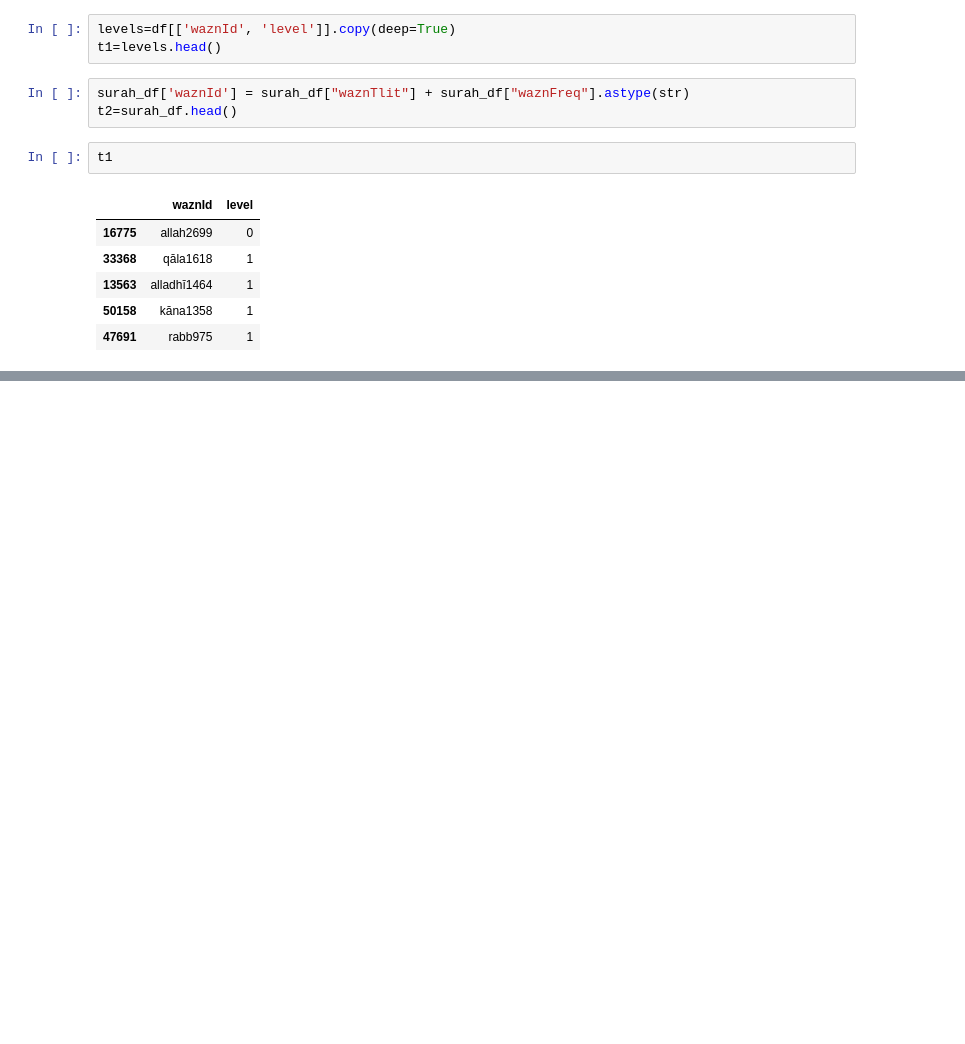
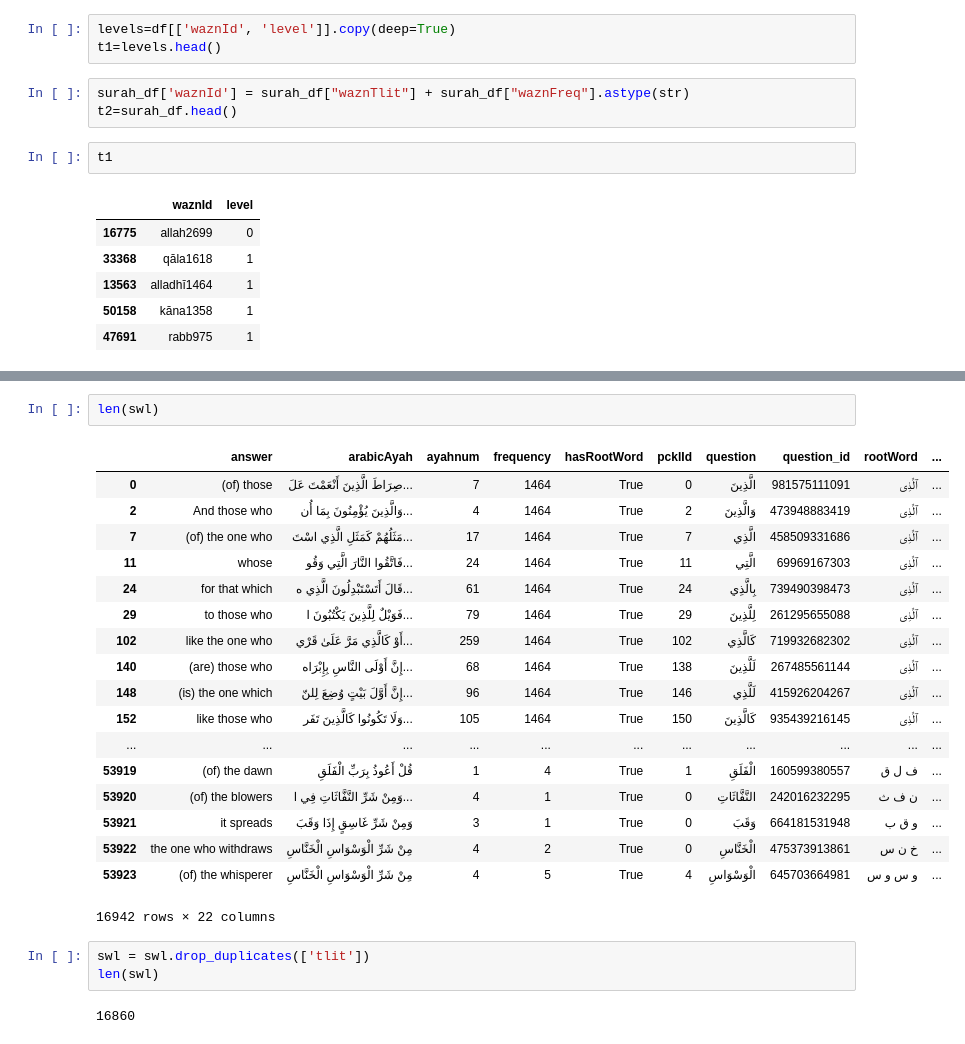
Before and after one commit to sayemmh/project-zayd-api, a Jupyter notebook: wazn_levels.ipynb, the cells around one changed output, grey strips where cells are left out. Saved outputs shown, nothing was run; the diff lists cells and outputs as text; blank space fills up the shorter version.

```diff
--- a/wazn_levels.ipynb
+++ b/wazn_levels.ipynb
@@ -166,0 +202,26 @@ with open("outputs/wazn_levels.json", 'w') as f:
+# %%
+len(swl)
+# %% [output]
+|  | answer | arabicAyah | ayahnum | frequency | hasRootWord | pcklId | question | question_id | rootWord | ... |
+| 0 | (of) those | صِرَاطَ الَّذِينَ أَنْعَمْتَ عَلَ... | 7 | 1464 | True | 0 | الَّذِينَ | 981575111091 | ٱلَّذِى | ... |
+| 2 | And those who | وَالَّذِينَ يُؤْمِنُونَ بِمَا أُن... | 4 | 1464 | True | 2 | وَالَّذِينَ | 473948883419 | ٱلَّذِى | ... |
+| 7 | (of) the one who | مَثَلُهُمْ كَمَثَلِ الَّذِي اسْتَ... | 17 | 1464 | True | 7 | الَّذِي | 458509331686 | ٱلَّذِى | ... |
+| 11 | whose | فَاتَّقُوا النَّارَ الَّتِي وَقُو... | 24 | 1464 | True | 11 | الَّتِي | 69969167303 | ٱلَّذِى | ... |
+| 24 | for that which | قَالَ أَتَسْتَبْدِلُونَ الَّذِي ه... | 61 | 1464 | True | 24 | بِالَّذِي | 739490398473 | ٱلَّذِى | ... |
+| 29 | to those who | فَوَيْلٌ لِلَّذِينَ يَكْتُبُونَ ا... | 79 | 1464 | True | 29 | لِلَّذِينَ | 261295655088 | ٱلَّذِى | ... |
+| 102 | like the one who | أَوْ كَالَّذِي مَرَّ عَلَىٰ قَرْي... | 259 | 1464 | True | 102 | كَالَّذِي | 719932682302 | ٱلَّذِى | ... |
+| 140 | (are) those who | إِنَّ أَوْلَى النَّاسِ بِإِبْرَاه... | 68 | 1464 | True | 138 | لَلَّذِينَ | 267485561144 | ٱلَّذِى | ... |
+| 148 | (is) the one which | إِنَّ أَوَّلَ بَيْتٍ وُضِعَ لِلنّ... | 96 | 1464 | True | 146 | لَلَّذِي | 415926204267 | ٱلَّذِى | ... |
+| 152 | like those who | وَلَا تَكُونُوا كَالَّذِينَ تَفَر... | 105 | 1464 | True | 150 | كَالَّذِينَ | 935439216145 | ٱلَّذِى | ... |
+| ... | ... | ... | ... | ... | ... | ... | ... | ... | ... | ... |
+| 53919 | (of) the dawn | قُلْ أَعُوذُ بِرَبِّ الْفَلَقِ | 1 | 4 | True | 1 | الْفَلَقِ | 160599380557 | ف ل ق | ... |
+| 53920 | (of) the blowers | وَمِنْ شَرِّ النَّفَّاثَاتِ فِي ا... | 4 | 1 | True | 0 | النَّفَّاثَاتِ | 242016232295 | ن ف ث | ... |
+| 53921 | it spreads | وَمِنْ شَرِّ غَاسِقٍ إِذَا وَقَبَ | 3 | 1 | True | 0 | وَقَبَ | 664181531948 | و ق ب | ... |
+| 53922 | the one who withdraws | مِنْ شَرِّ الْوَسْوَاسِ الْخَنَّاسِ | 4 | 2 | True | 0 | الْخَنَّاسِ | 475373913861 | خ ن س | ... |
+| 53923 | (of) the whisperer | مِنْ شَرِّ الْوَسْوَاسِ الْخَنَّاسِ | 4 | 5 | True | 4 | الْوَسْوَاسِ | 645703664981 | و س و س | ... |
+16942 rows × 22 columns
+# %%
+swl = swl.drop_duplicates(['tlit'])
+len(swl)
+# %% [output]
+16860
```
Also changed, not shown: parts of 12 cells of this notebook, 4 other files.
